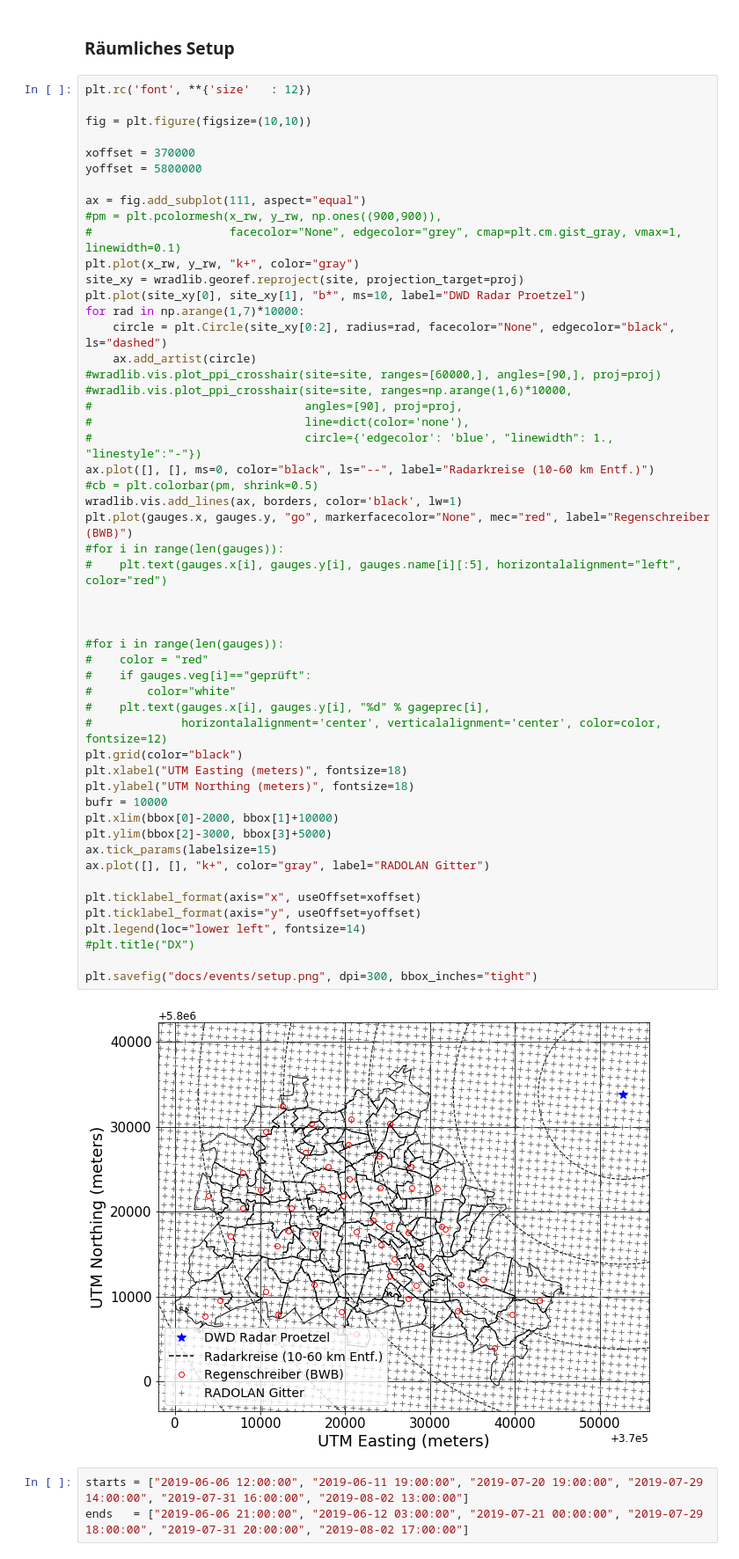
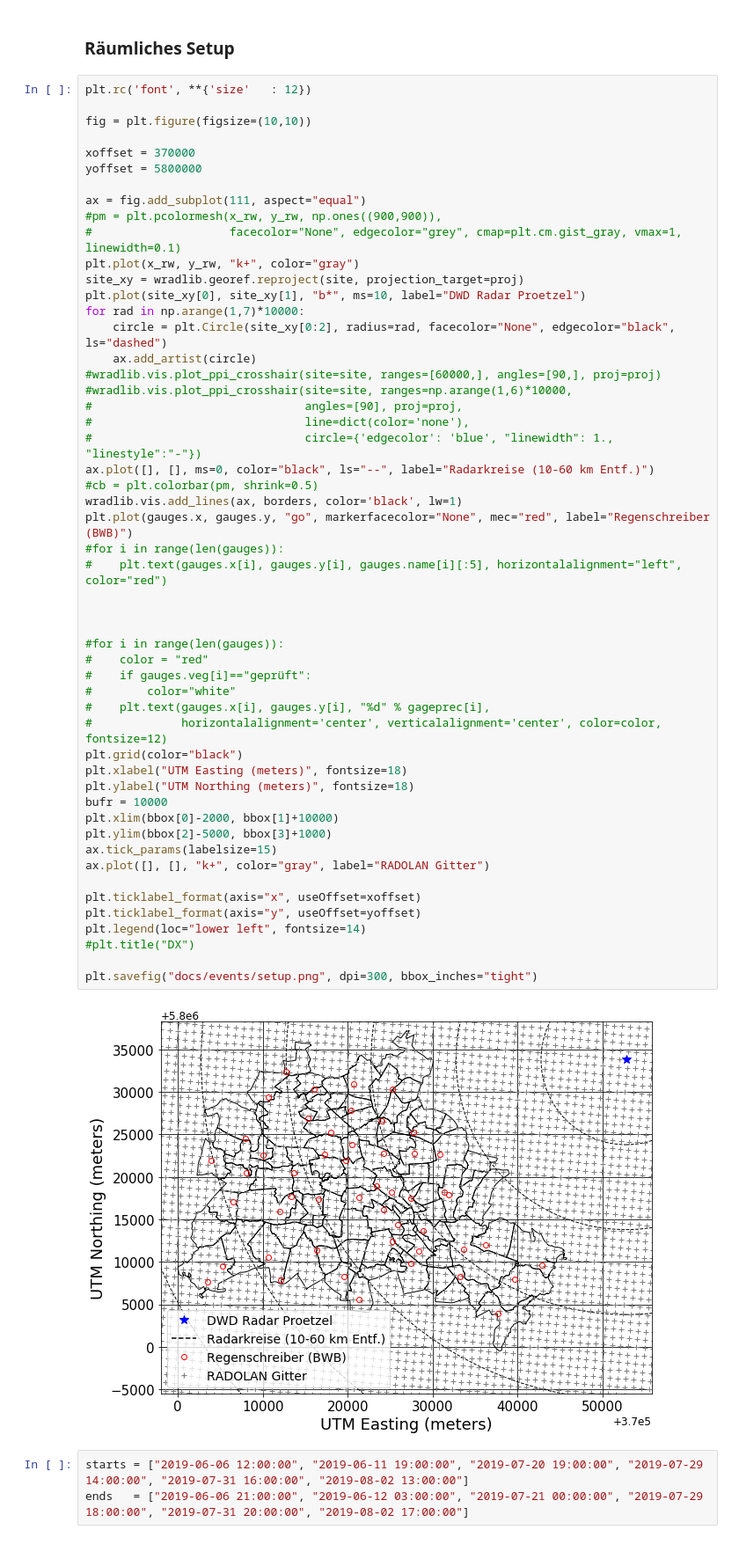
Before and after one commit to heistermann/rain-in-berlin, a Jupyter notebook: berlin_reanalysis-2019.ipynb, the cells around one changed output. Shown at 88% size. Saved outputs shown, nothing was run; the diff lists cells and outputs as text.

```diff
--- a/berlin_reanalysis-2019.ipynb
+++ b/berlin_reanalysis-2019.ipynb
@@ -158,35 +158,35 @@ for rad in np.arange(1,7)*10000:
 ax.plot([], [], ms=0, color="black", ls="--", label="Radarkreise (10-60 km Entf.)")
 #cb = plt.colorbar(pm, shrink=0.5)
 wradlib.vis.add_lines(ax, borders, color='black', lw=1)
 plt.plot(gauges.x, gauges.y, "go", markerfacecolor="None", mec="red", label="Regenschreiber (BWB)")
 #for i in range(len(gauges)):
 #    plt.text(gauges.x[i], gauges.y[i], gauges.name[i][:5], horizontalalignment="left", color="red")
 
 
 
 #for i in range(len(gauges)):
 #    color = "red"
 #    if gauges.veg[i]=="geprüft":
 #        color="white"
 #    plt.text(gauges.x[i], gauges.y[i], "%d" % gageprec[i],
 #             horizontalalignment='center', verticalalignment='center', color=color, fontsize=12)
 plt.grid(color="black")
 plt.xlabel("UTM Easting (meters)", fontsize=18)
 plt.ylabel("UTM Northing (meters)", fontsize=18)
 bufr = 10000
 plt.xlim(bbox[0]-2000, bbox[1]+10000)
-plt.ylim(bbox[2]-3000, bbox[3]+5000)
+plt.ylim(bbox[2]-5000, bbox[3]+1000)
 ax.tick_params(labelsize=15)
 ax.plot([], [], "k+", color="gray", label="RADOLAN Gitter")
 
 plt.ticklabel_format(axis="x", useOffset=xoffset)
 plt.ticklabel_format(axis="y", useOffset=yoffset)
 plt.legend(loc="lower left", fontsize=14)
 #plt.title("DX")
 
 plt.savefig("docs/events/setup.png", dpi=300, bbox_inches="tight")
 # %% [output]
-[figure, old version]
+[figure, new version]
 # %%
 starts = ["2019-06-06 12:00:00", "2019-06-11 19:00:00", "2019-07-20 19:00:00", "2019-07-29 14:00:00", "2019-07-31 16:00:00", "2019-08-02 13:00:00"]
 ends   = ["2019-06-06 21:00:00", "2019-06-12 03:00:00", "2019-07-21 00:00:00", "2019-07-29 18:00:00", "2019-07-31 20:00:00", "2019-08-02 17:00:00"]
```
Also changed, not shown: 2 other files.
